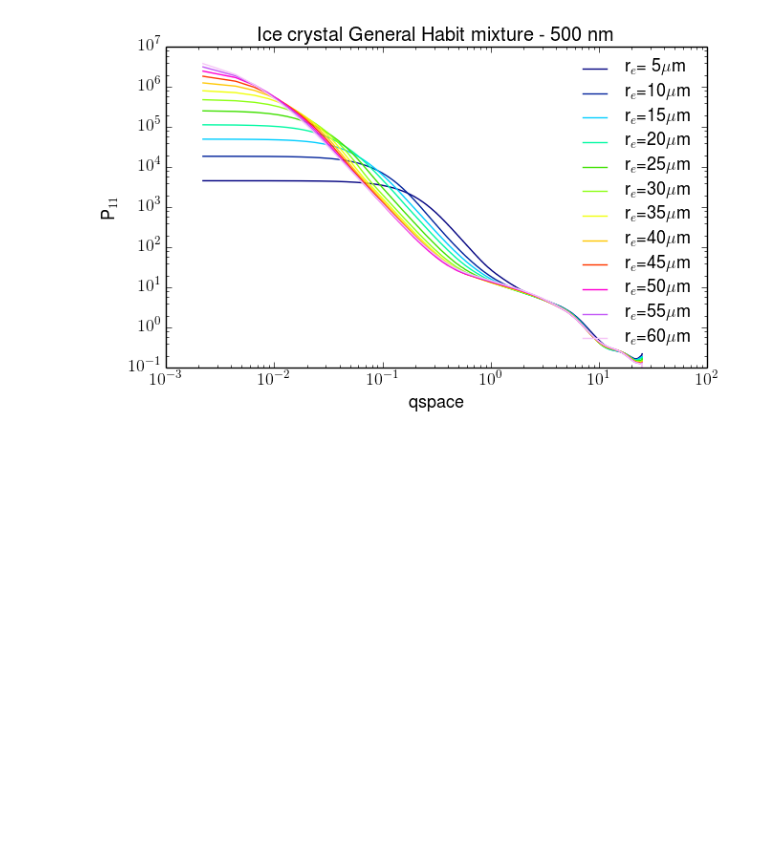
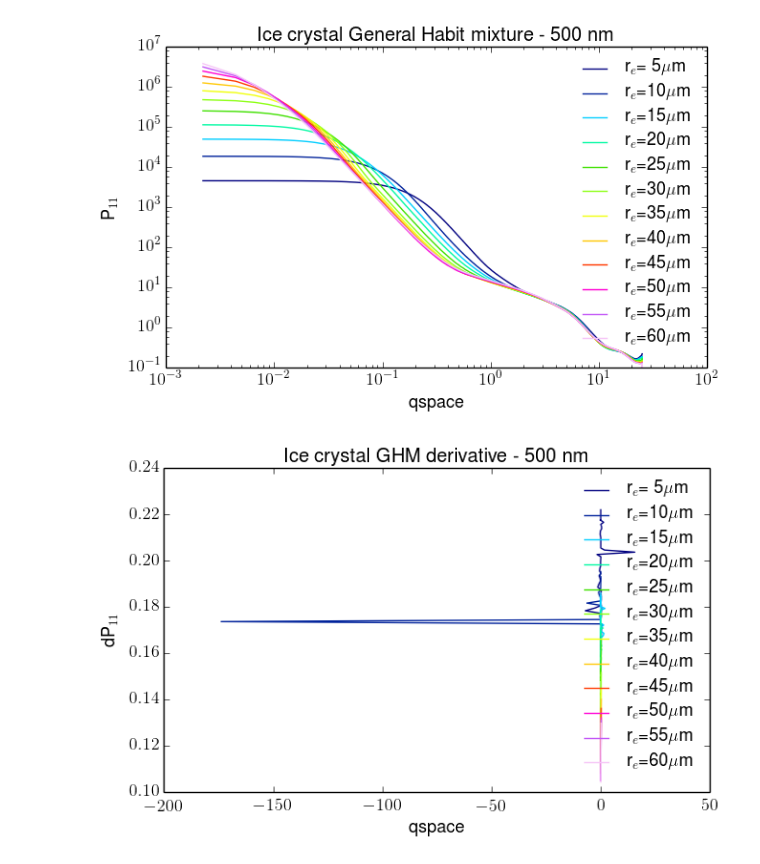
Before and after one commit to samuelleblanc/python_codes, a Jupyter notebook: qspace_scattering.ipynb, the cells around one changed output. Drawn from its saved outputs; the diff is of its cells as text; code cells hidden in the pictures; blank space fills up the shorter version.

Commit message:
qspace scatering testing.

```diff
--- a/qspace_scattering.ipynb
+++ b/qspace_scattering.ipynb
@@ -112,0 +115,18 @@ plt.savefig(fp+'baum_2011_qspace_500nm.png',dpi=600,transparent=True)
+# %%
+baum.dq = baum.qspace
+for i,r in enumerate(baum.ref):
+    for j,w in enumerate(baum.wvl):
+        baum.dq[j,i,0,:] = sp.deriv(np.log(baum.phase[j,i,0,:]),np.log(baum.qspace[j,i,0,:]))
+# %%
+for i,r in enumerate(baum.ref):
+    if (i%2 == 0):
+        plt.plot(baum.dq[10,i,0,:],baum.phase[10,i,0,:],label='r$_{e}$=%2i$\\mu$m'%r,color=plt.cm.gist_ncar(float(i)/len(baum.ref)))
+#plt.yscale('log')
+#plt.xscale('log')
+plt.legend(frameon=False)
+plt.title('Ice crystal GHM derivative - 500 nm')
+plt.xlabel('qspace')
+plt.ylabel('dP$_{11}$')
+plt.savefig(fp+'baum_2011_deriv_qspace_500nm.png',dpi=600,transparent=True)
+# %% [output]
+[figure, added]
```
Also changed, not shown: parts of 15 cells of this notebook, 1 other file.
